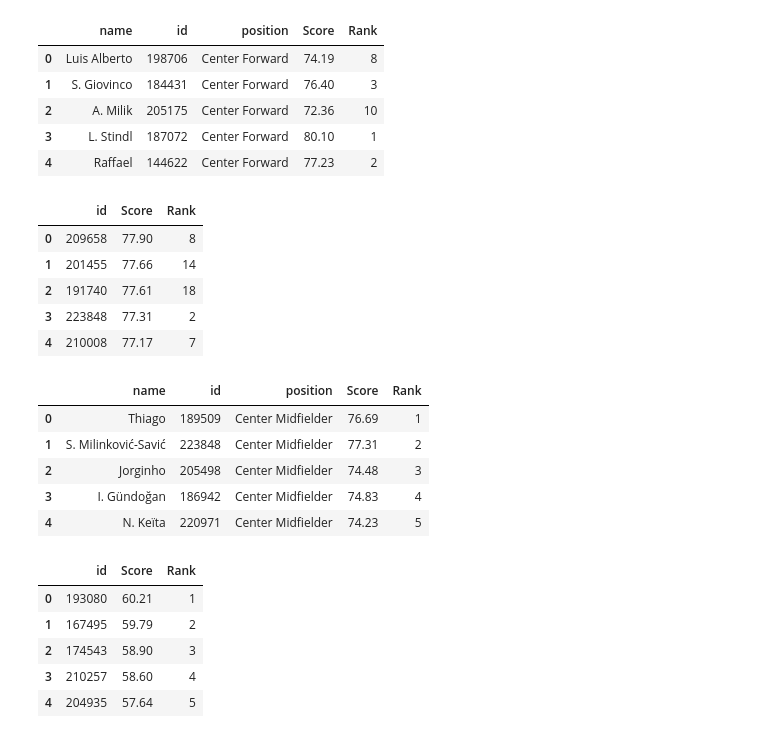
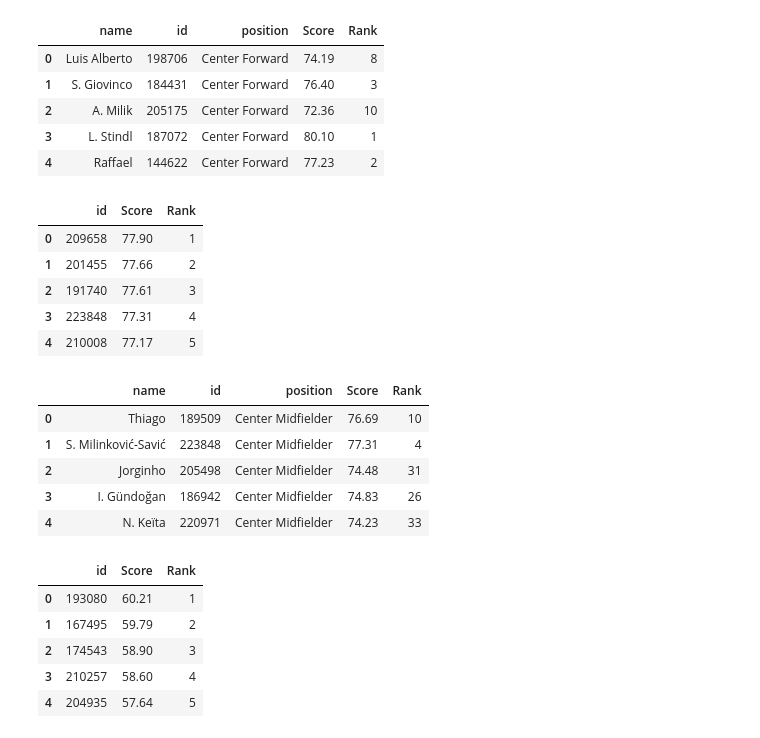
Before and after one commit to fifa-19-player-stats/data, a Jupyter notebook: code/FIFA19_Merging_Plotly.ipynb, the cells around one changed output. Saved outputs shown, nothing was run; the diff lists cells and outputs as text; code cells hidden in the pictures.

```diff
--- a/code/FIFA19_Merging_Plotly.ipynb
+++ b/code/FIFA19_Merging_Plotly.ipynb
@@ -177,23 +177,23 @@ for_plotting5.head()
 | 3 | L. Stindl | 187072 | Center Forward | 80.10 | 1 |
 | 4 | Raffael | 144622 | Center Forward | 77.23 | 2 |
 # %%
-best_center_midfielder = pd.read_csv('https://raw.githubusercontent.com/fifa-19-player-stats/data/master/data_sets/Best_Center_Midfielder.csv')
+best_center_midfielder = pd.read_csv('https://raw.githubusercontent.com/fifa-19-player-stats/data/master/position_rankings/Best_Center_Midfielder.csv')
 best_center_midfielder.head()
 # %% [output]
 |  | id | Score | Rank |
-| 0 | 209658 | 77.90 | 8 |
-| 1 | 201455 | 77.66 | 14 |
-| 2 | 191740 | 77.61 | 18 |
-| 3 | 223848 | 77.31 | 2 |
-| 4 | 210008 | 77.17 | 7 |
+| 0 | 209658 | 77.90 | 1 |
+| 1 | 201455 | 77.66 | 2 |
+| 2 | 191740 | 77.61 | 3 |
+| 3 | 223848 | 77.31 | 4 |
+| 4 | 210008 | 77.17 | 5 |
 # %%
 for_plotting6 = pd.merge(names_id, best_center_midfielder, on='id')
 for_plotting6.head()
 # %% [output]
 |  | name | id | position | Score | Rank |
-| 0 | Thiago | 189509 | Center Midfielder | 76.69 | 1 |
-| 1 | S. Milinković-Savić | 223848 | Center Midfielder | 77.31 | 2 |
-| 2 | Jorginho | 205498 | Center Midfielder | 74.48 | 3 |
-| 3 | I. Gündoğan | 186942 | Center Midfielder | 74.83 | 4 |
-| 4 | N. Keïta | 220971 | Center Midfielder | 74.23 | 5 |
+| 0 | Thiago | 189509 | Center Midfielder | 76.69 | 10 |
+| 1 | S. Milinković-Savić | 223848 | Center Midfielder | 77.31 | 4 |
+| 2 | Jorginho | 205498 | Center Midfielder | 74.48 | 31 |
+| 3 | I. Gündoğan | 186942 | Center Midfielder | 74.83 | 26 |
+| 4 | N. Keïta | 220971 | Center Midfielder | 74.23 | 33 |
 # %%
```
Also changed, not shown: parts of 35 cells of this notebook, 2 other files.
